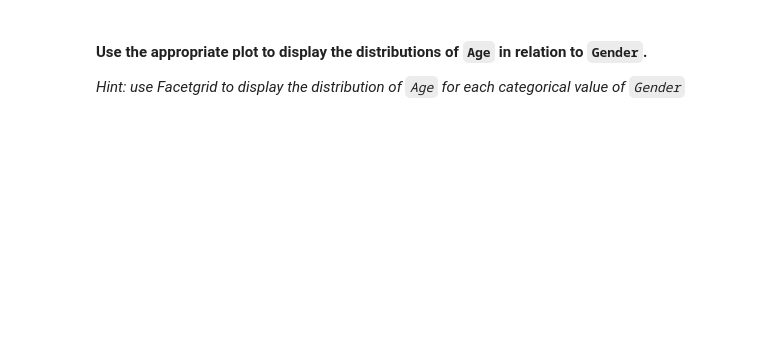
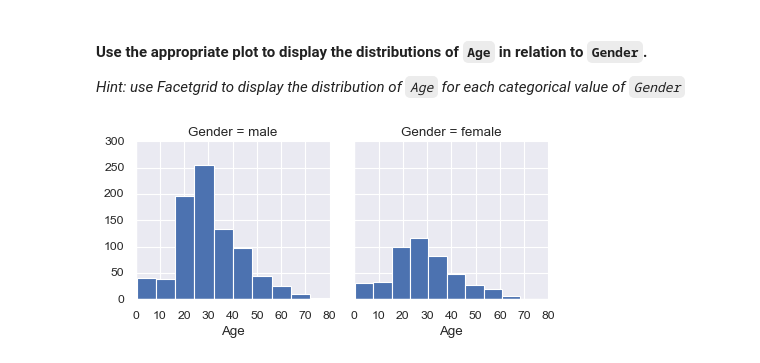
Before and after one commit to JavierLuna/data-labs, a Jupyter notebook: module-2/lab-matplotlib-seaborn/your-code/challenge-3.ipynb, the cells around one changed output. Saved outputs shown, nothing was run; the diff lists cells and outputs as text; code cells hidden in the pictures; blank space fills up the shorter version.

```diff
--- a/module-2/lab-matplotlib-seaborn/your-code/challenge-3.ipynb
+++ b/module-2/lab-matplotlib-seaborn/your-code/challenge-3.ipynb
@@ -181,0 +181,5 @@ Fare y Survived
+# %%
+graphic = sns.FacetGrid(data=titanic, col='Gender')
+graphic.map(plt.hist,'Age');
+# %% [output]
+[figure, added]
```
Also changed, not shown: parts of 9 cells of this notebook.
